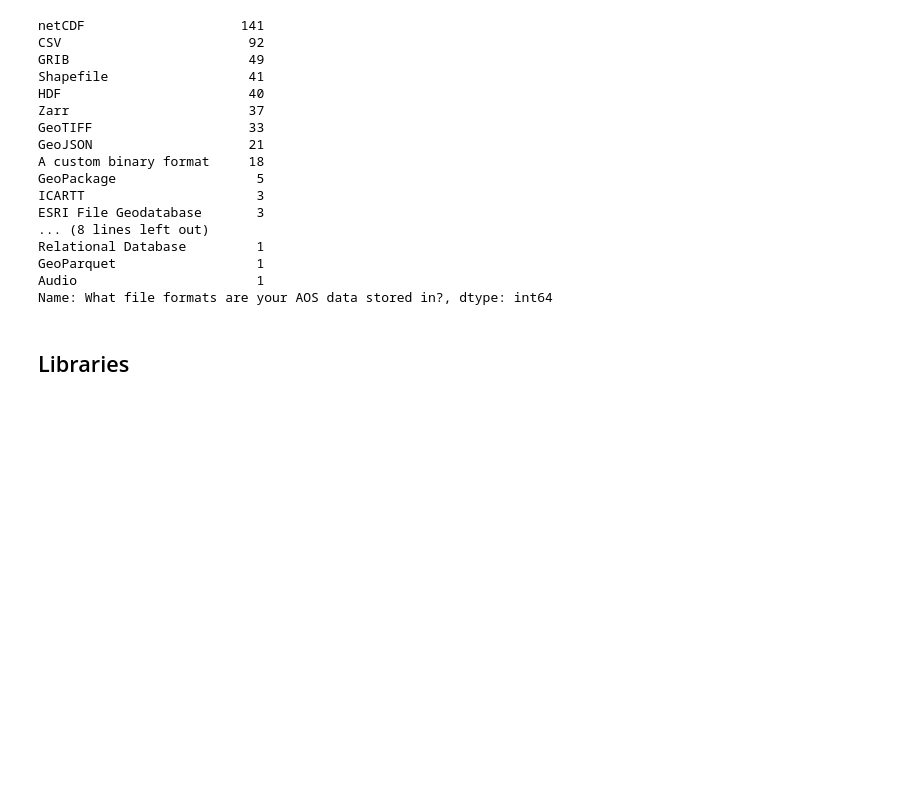
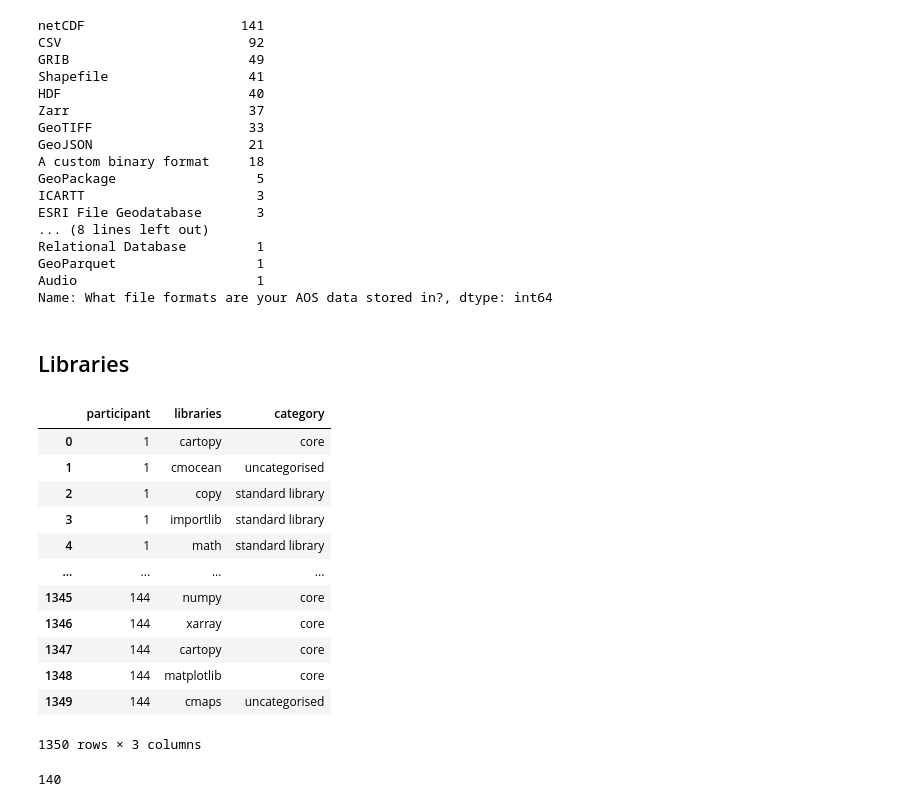
Before and after one commit to PyAOS/pyaos.github.io, a Jupyter notebook: census/census.ipynb, the cells around one changed output. Drawn from its saved outputs; the diff is of its cells as text; code cells hidden in the pictures; blank space fills up the shorter version.

```diff
--- a/census/census.ipynb
+++ b/census/census.ipynb
@@ -286,2 +339,34 @@ Name: What file formats are your AOS data stored in?, dtype: int64
+# %%
+def pick_category(library):
+    """Pick category for a given library."""
+
+    selection = 'uncategorised'
+    for category, libraries in categories.items():
+        if library in libraries:
+            selection = category
+            break
+
+    return selection
 # %%
 library_df = pd.read_csv('libraries.csv')
+library_df['category'] = library_df['libraries'].apply(pick_category)
+library_df
+# %% [output]
+|  | participant | libraries | category |
+| 0 | 1 | cartopy | core |
+| 1 | 1 | cmocean | uncategorised |
+| 2 | 1 | copy | standard library |
+| 3 | 1 | importlib | standard library |
+| 4 | 1 | math | standard library |
+| ... | ... | ... | ... |
+| 1345 | 144 | numpy | core |
+| 1346 | 144 | xarray | core |
+| 1347 | 144 | cartopy | core |
+| 1348 | 144 | matplotlib | core |
+| 1349 | 144 | cmaps | uncategorised |
+1350 rows × 3 columns
+# %%
+nrespondents = library_df['participant'].nunique()
+nrespondents
+# %% [output]
+140
```
Also changed, not shown: parts of 10 cells of this notebook, 7 other files.
